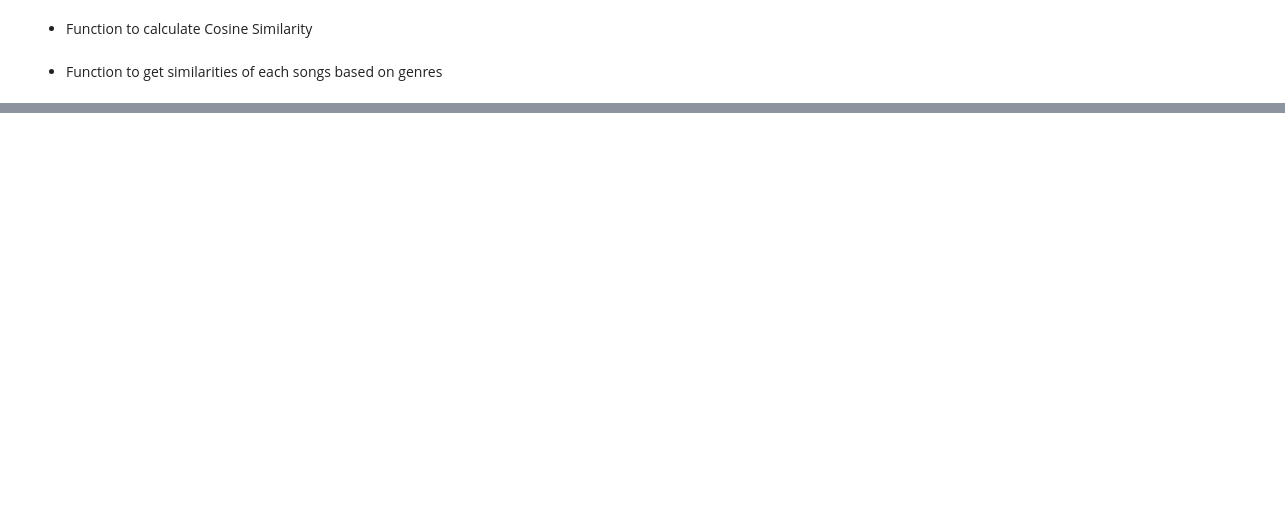
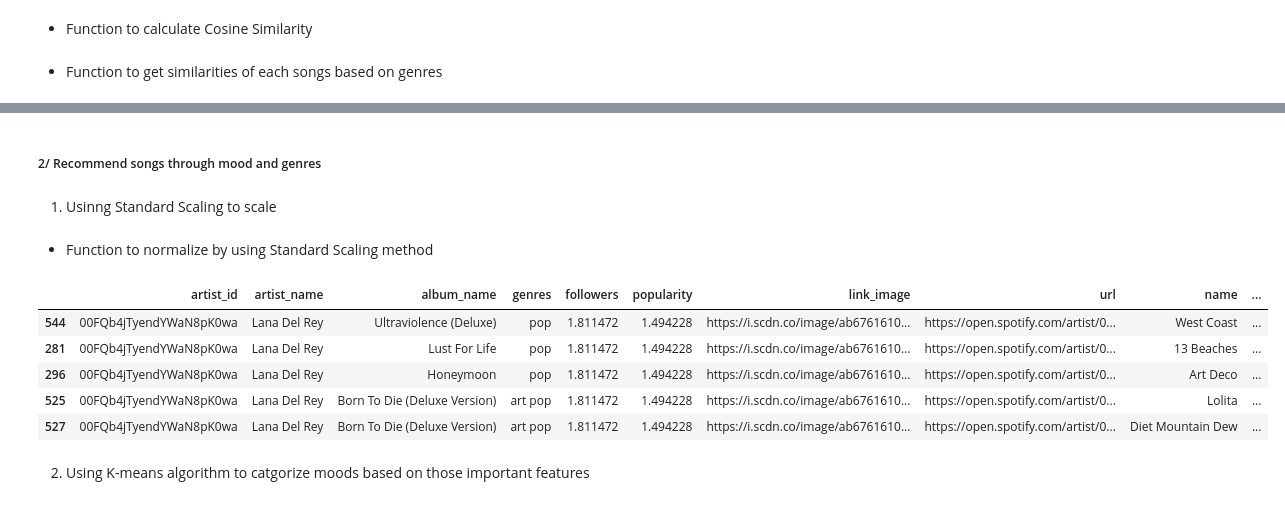
Before and after one commit to Swuzz123/Music-Recommendation, a Jupyter notebook: test.ipynb, the cells around one changed output, grey strips where cells are left out. Cells and saved outputs as stored; diff of their text form; code cells hidden in the pictures; blank space fills up the shorter version.

```diff
--- a/test.ipynb
+++ b/test.ipynb
@@ -303,0 +329,34 @@ Recommend songs:
+# %% [markdown]
+##### 2/ Recommend songs through mood and genres
+# %% [markdown]
+1. Usinng Standard Scaling to scale
+# %% [markdown]
+- Function to normalize by using Standard Scaling method
+# %%
+tracks_cleaned_mood = tracks.drop(['album_id', 'album_type', 'total_tracks', 'track_id', 'mode', 'time_signature', 'year'], axis= 1)
+# %%
+def Z_score(df):
+    z_score_df = df.copy() # create a copy DataFrame from main df
+
+    columns_to_scale = df.select_dtypes(include= ['number'])
+
+    for col in columns_to_scale:
+        mean_val = df[col].mean()
+        std_val = df[col].std()
+
+        # Standard deviation implement
+        z_score_df[col] = (df[col] - mean_val) / std_val
+
+    return z_score_df
+
+z_score_df = Z_score(tracks_cleaned_mood)
+z_score_df.head()
+# %% [output]
+|  | artist_id | artist_name | album_name | genres | followers | popularity | link_image | url | name | ... |
+| 544 | 00FQb4jTyendYWaN8pK0wa | Lana Del Rey | Ultraviolence (Deluxe) | pop | 1.811472 | 1.494228 | https://i.scdn.co/image/ab6761610... | https://open.spotify.com/artist/0... | West Coast | ... |
+| 281 | 00FQb4jTyendYWaN8pK0wa | Lana Del Rey | Lust For Life | pop | 1.811472 | 1.494228 | https://i.scdn.co/image/ab6761610... | https://open.spotify.com/artist/0... | 13 Beaches | ... |
+| 296 | 00FQb4jTyendYWaN8pK0wa | Lana Del Rey | Honeymoon | pop | 1.811472 | 1.494228 | https://i.scdn.co/image/ab6761610... | https://open.spotify.com/artist/0... | Art Deco | ... |
+| 525 | 00FQb4jTyendYWaN8pK0wa | Lana Del Rey | Born To Die (Deluxe Version) | art pop | 1.811472 | 1.494228 | https://i.scdn.co/image/ab6761610... | https://open.spotify.com/artist/0... | Lolita | ... |
+| 527 | 00FQb4jTyendYWaN8pK0wa | Lana Del Rey | Born To Die (Deluxe Version) | art pop | 1.811472 | 1.494228 | https://i.scdn.co/image/ab6761610... | https://open.spotify.com/artist/0... | Diet Mountain Dew | ... |
+# %% [markdown]
+2. Using K-means algorithm to catgorize moods based on those important features
```
Also changed, not shown: parts of 18 cells of this notebook.
